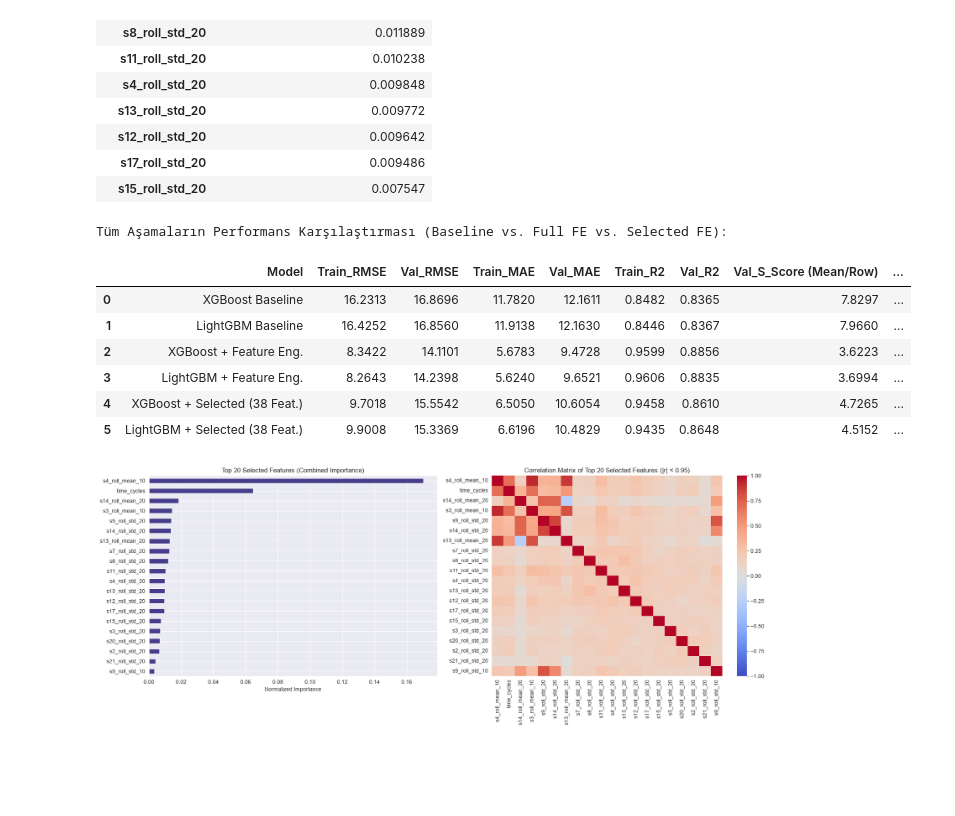
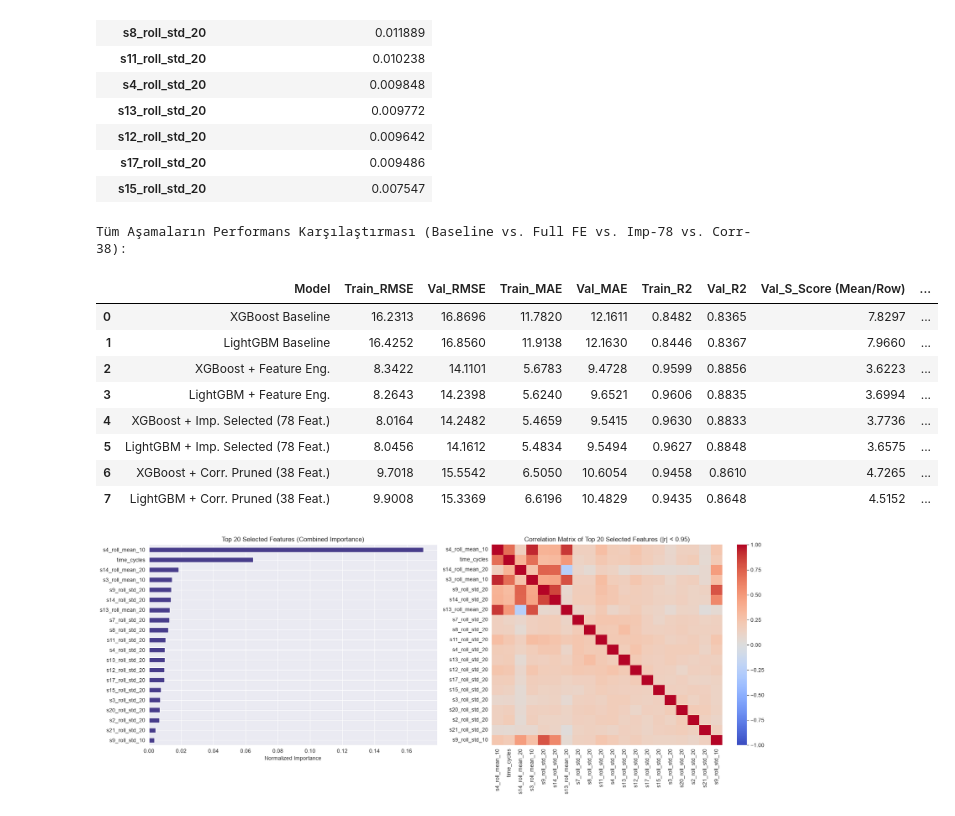
Before and after one commit to elifesin/predictive-maintenance, a Jupyter notebook: notebooks/_eda.ipynb, the cells around one changed output. Cells and saved outputs as stored; diff of their text form; code cells hidden in the pictures; blank space fills up the shorter version.

```diff
--- a/notebooks/_eda.ipynb
+++ b/notebooks/_eda.ipynb
@@ -598,60 +598,59 @@ Seçilen En Önemli İlk 15 Özellik:
 | s17_roll_std_20 | 0.009486 |
 | s15_roll_std_20 | 0.007547 |
 # %%
-# Seçilen Özelliklerle (selected_features) XGBoost ve LightGBM Modellerini Yeniden Eğit
+# A) Yalnızca Feature Importance ile Seçilen 78 Özellik (Ağaç Tabanlı Modeller İçin Önerilen)
+X_train_imp78 = X_train_fe[surviving_features]
+X_val_imp78 = X_val_fe[surviving_features]
+X_test_imp78 = X_test_fe[surviving_features]
+
+# B) Hem Importance Hem |r| >= 0.95 Korelasyon Filtresiyle Seçilen 38 Özellik (Lineer Modeller İçin Önerilen)
 X_train_sel = X_train_fe[selected_features]
 X_val_sel = X_val_fe[selected_features]
 X_test_sel = X_test_fe[selected_features]
 
-xgb_sel = XGBRegressor(
-    n_estimators=200,
-    learning_rate=0.05,
-    max_depth=5,
-    subsample=0.8,
-    colsample_bytree=0.8,
-    random_state=42,
-    n_jobs=-1
+xgb_imp78 = XGBRegressor(n_estimators=200, learning_rate=0.05, max_depth=5, subsample=0.8, colsample_bytree=0.8, random_state=42, n_jobs=-1)
+lgbm_imp78 = LGBMRegressor(n_estimators=200, learning_rate=0.05, max_depth=5, num_leaves=31, subsample=0.8, subsample_freq=1, colsample_bytree=0.8, random_state=42, n_jobs=-1, verbose=-1)
+
+xgb_imp78_metrics, _ = evaluate_rul_model(
+    f"XGBoost + Imp. Selected ({len(surviving_features)} Feat.)", xgb_imp78, X_train_imp78, y_train_fe, X_val_imp78, y_val_fe, val_fe
+)
+lgbm_imp78_metrics, _ = evaluate_rul_model(
+    f"LightGBM + Imp. Selected ({len(surviving_features)} Feat.)", lgbm_imp78, X_train_imp78, y_train_fe, X_val_imp78, y_val_fe, val_fe
 )
 
-lgbm_sel = LGBMRegressor(
-    n_estimators=200,
-    learning_rate=0.05,
-    max_depth=5,
-    num_leaves=31,
-    subsample=0.8,
-    subsample_freq=1,
-    colsample_bytree=0.8,
-    random_state=42,
-    n_jobs=-1,
-    verbose=-1
-)
+xgb_sel = XGBRegressor(n_estimators=200, learning_rate=0.05, max_depth=5, subsample=0.8, colsample_bytree=0.8, random_state=42, n_jobs=-1)
+lgbm_sel = LGBMRegressor(n_estimators=200, learning_rate=0.05, max_depth=5, num_leaves=31, subsample=0.8, subsample_freq=1, colsample_bytree=0.8, random_state=42, n_jobs=-1, verbose=-1)
 
 xgb_sel_metrics, xgb_sel_val_preds = evaluate_rul_model(
-    f"XGBoost + Selected ({len(selected_features)} Feat.)", xgb_sel, X_train_sel, y_train_fe, X_val_sel, y_val_fe, val_fe
+    f"XGBoost + Corr. Pruned ({len(selected_features)} Feat.)", xgb_sel, X_train_sel, y_train_fe, X_val_sel, y_val_fe, val_fe
 )
 lgbm_sel_metrics, lgbm_sel_val_preds = evaluate_rul_model(
-    f"LightGBM + Selected ({len(selected_features)} Feat.)", lgbm_sel, X_train_sel, y_train_fe, X_val_sel, y_val_fe, val_fe
+    f"LightGBM + Corr. Pruned ({len(selected_features)} Feat.)", lgbm_sel, X_train_sel, y_train_fe, X_val_sel, y_val_fe, val_fe
 )
 
 all_results_df = pd.DataFrame([
     xgb_metrics,
     lgbm_metrics,
     xgb_fe_metrics,
     lgbm_fe_metrics,
+    xgb_imp78_metrics,
+    lgbm_imp78_metrics,
     xgb_sel_metrics,
     lgbm_sel_metrics
 ])
-print("Tüm Aşamaların Performans Karşılaştırması (Baseline vs. Full FE vs. Selected FE):")
+print("Tüm Aşamaların Performans Karşılaştırması (Baseline vs. Full FE vs. Imp-78 vs. Corr-38):")
 display(all_results_df)
 # %% [output]
-Tüm Aşamaların Performans Karşılaştırması (Baseline vs. Full FE vs. Selected FE):
+Tüm Aşamaların Performans Karşılaştırması (Baseline vs. Full FE vs. Imp-78 vs. Corr-38):
 |  | Model | Train_RMSE | Val_RMSE | Train_MAE | Val_MAE | Train_R2 | Val_R2 | Val_S_Score (Mean/Row) | ... |
 | 0 | XGBoost Baseline | 16.2313 | 16.8696 | 11.7820 | 12.1611 | 0.8482 | 0.8365 | 7.8297 | ... |
 | 1 | LightGBM Baseline | 16.4252 | 16.8560 | 11.9138 | 12.1630 | 0.8446 | 0.8367 | 7.9660 | ... |
 | 2 | XGBoost + Feature Eng. | 8.3422 | 14.1101 | 5.6783 | 9.4728 | 0.9599 | 0.8856 | 3.6223 | ... |
 | 3 | LightGBM + Feature Eng. | 8.2643 | 14.2398 | 5.6240 | 9.6521 | 0.9606 | 0.8835 | 3.6994 | ... |
-| 4 | XGBoost + Selected (38 Feat.) | 9.7018 | 15.5542 | 6.5050 | 10.6054 | 0.9458 | 0.8610 | 4.7265 | ... |
-| 5 | LightGBM + Selected (38 Feat.) | 9.9008 | 15.3369 | 6.6196 | 10.4829 | 0.9435 | 0.8648 | 4.5152 | ... |
+| 4 | XGBoost + Imp. Selected (78 Feat.) | 8.0164 | 14.2482 | 5.4659 | 9.5415 | 0.9630 | 0.8833 | 3.7736 | ... |
+| 5 | LightGBM + Imp. Selected (78 Feat.) | 8.0456 | 14.1612 | 5.4834 | 9.5494 | 0.9627 | 0.8848 | 3.6575 | ... |
+| 6 | XGBoost + Corr. Pruned (38 Feat.) | 9.7018 | 15.5542 | 6.5050 | 10.6054 | 0.9458 | 0.8610 | 4.7265 | ... |
+| 7 | LightGBM + Corr. Pruned (38 Feat.) | 9.9008 | 15.3369 | 6.6196 | 10.4829 | 0.9435 | 0.8648 | 4.5152 | ... |
 # %%
 # Seçilen Özelliklerin (Selected Features) Korelasyon Isı Haritası (İlk 20 Özellik) ve Önem Sıralaması
 top_n = min(20, len(selected_features))
```
Also changed, not shown: parts of 3 cells of this notebook, 2 other files.
